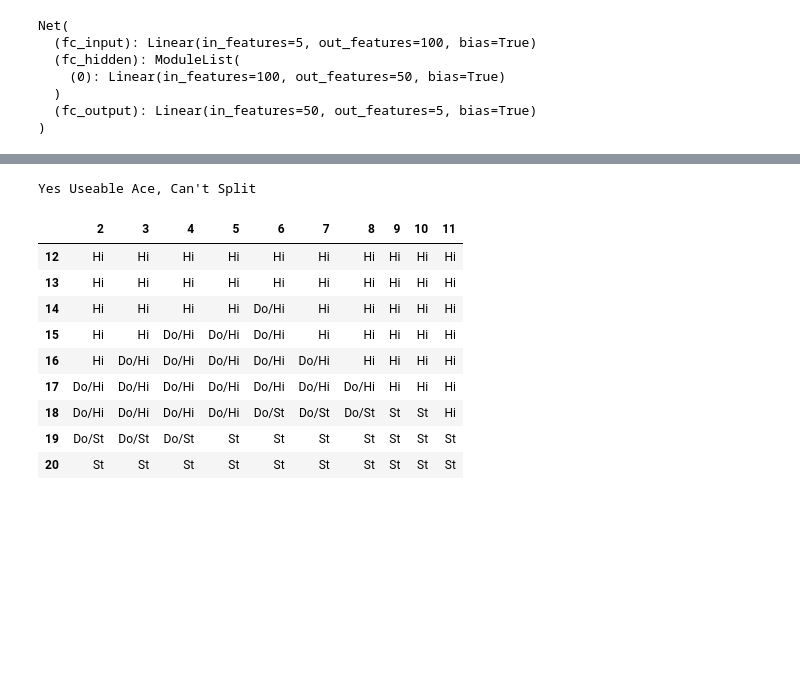
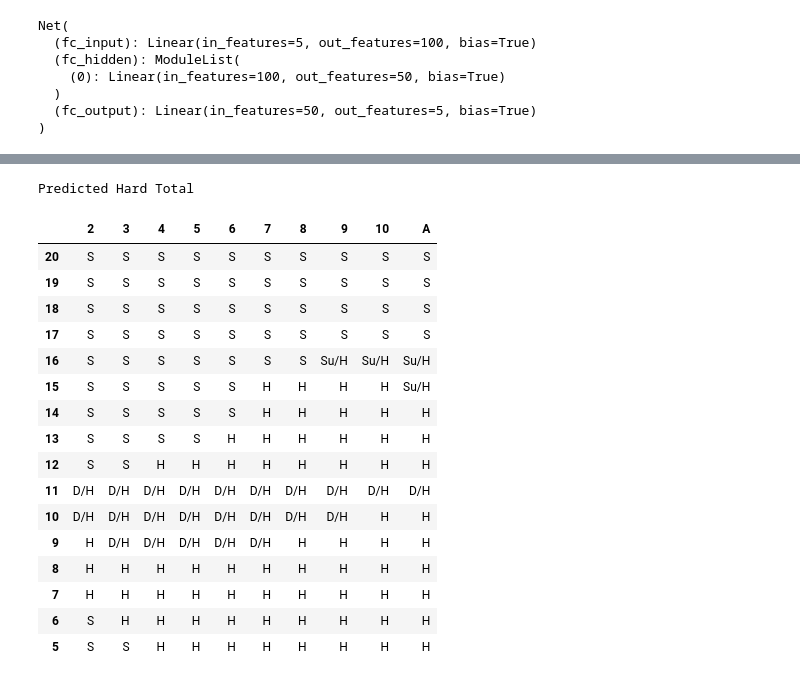
Before and after one commit to petersim1/Blackjack_RL, a Jupyter notebook: Deep_Learning.ipynb, the cells around one changed output, grey strips where cells are left out. Drawn from its saved outputs; the diff is of its cells as text; code cells hidden in the pictures; blank space fills up the shorter version.

```diff
--- a/Deep_Learning.ipynb
+++ b/Deep_Learning.ipynb
@@ -375,17 +337,22 @@ No Useable Ace, Can't Split
-# %%
-value_action = gen_action_tensor(model=network, data=yes_ace_no_split, avail_actions=["hit", "stay", "double", "surrender"])
-
-print("Yes Useable Ace, Can't Split")
-show_action_table(value_action)
-# %% [output]
-Yes Useable Ace, Can't Split
-|  | 2 | 3 | 4 | 5 | 6 | 7 | 8 | 9 | 10 | 11 |
-| 12 | Hi | Hi | Hi | Hi | Hi | Hi | Hi | Hi | Hi | Hi |
-| 13 | Hi | Hi | Hi | Hi | Hi | Hi | Hi | Hi | Hi | Hi |
-| 14 | Hi | Hi | Hi | Hi | Do/Hi | Hi | Hi | Hi | Hi | Hi |
-| 15 | Hi | Hi | Do/Hi | Do/Hi | Do/Hi | Hi | Hi | Hi | Hi | Hi |
-| 16 | Hi | Do/Hi | Do/Hi | Do/Hi | Do/Hi | Do/Hi | Hi | Hi | Hi | Hi |
-| 17 | Do/Hi | Do/Hi | Do/Hi | Do/Hi | Do/Hi | Do/Hi | Do/Hi | Hi | Hi | Hi |
-| 18 | Do/Hi | Do/Hi | Do/Hi | Do/Hi | Do/St | Do/St | Do/St | St | St | Hi |
-| 19 | Do/St | Do/St | Do/St | St | St | St | St | St | St | St |
-| 20 | St | St | St | St | St | St | St | St | St | St |
+# %%
+print("Predicted Hard Total")
+show_action_table(hard_grid_s, yticks=range(20,4,-1), xticks=list(range(2,11)) + ["A"])
+# %% [output]
+Predicted Hard Total
+|  | 2 | 3 | 4 | 5 | 6 | 7 | 8 | 9 | 10 | A |
+| 20 | S | S | S | S | S | S | S | S | S | S |
+| 19 | S | S | S | S | S | S | S | S | S | S |
+| 18 | S | S | S | S | S | S | S | S | S | S |
+| 17 | S | S | S | S | S | S | S | S | S | S |
+| 16 | S | S | S | S | S | S | S | Su/H | Su/H | Su/H |
+| 15 | S | S | S | S | S | H | H | H | H | Su/H |
+| 14 | S | S | S | S | S | H | H | H | H | H |
+| 13 | S | S | S | S | H | H | H | H | H | H |
+| 12 | S | S | H | H | H | H | H | H | H | H |
+| 11 | D/H | D/H | D/H | D/H | D/H | D/H | D/H | D/H | D/H | D/H |
+| 10 | D/H | D/H | D/H | D/H | D/H | D/H | D/H | D/H | H | H |
+| 9 | H | D/H | D/H | D/H | D/H | D/H | H | H | H | H |
+| 8 | H | H | H | H | H | H | H | H | H | H |
+| 7 | H | H | H | H | H | H | H | H | H | H |
+| 6 | S | H | H | H | H | H | H | H | H | H |
+| 5 | S | S | H | H | H | H | H | H | H | H |
```
Also changed, not shown: parts of 8 cells of this notebook, 4 other files.
